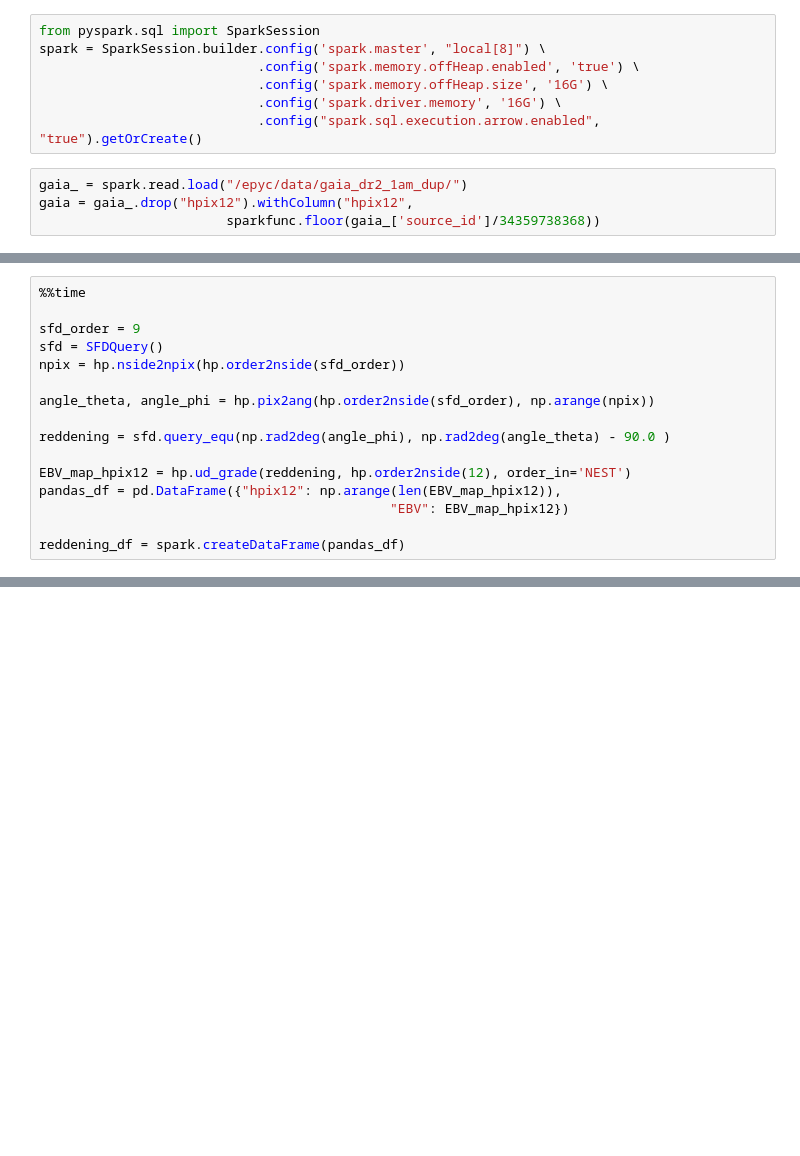
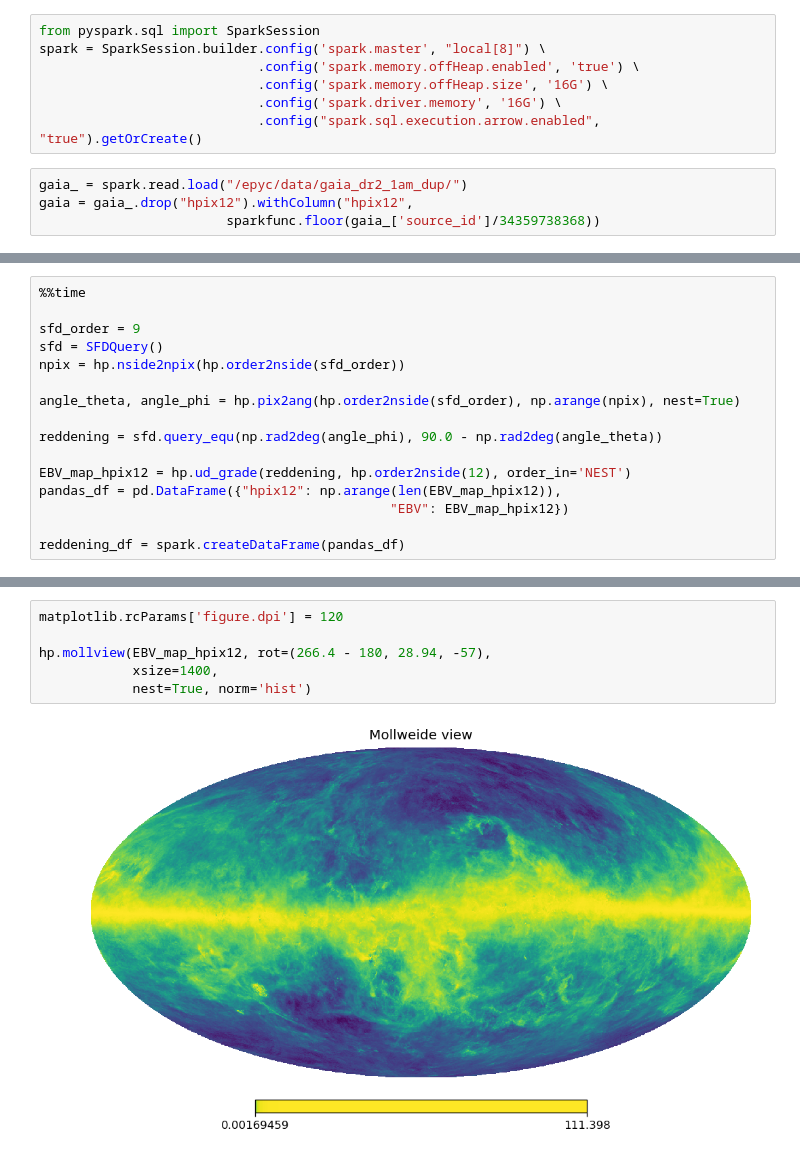
Before and after one commit to ctslater/gaia_experiments, a Jupyter notebook: dereddening_gaia.ipynb, the cells around one changed output, grey strips where cells are left out. Saved outputs shown, nothing was run; the diff lists cells and outputs as text; blank space fills up the shorter version.

```diff
--- a/dereddening_gaia.ipynb
+++ b/dereddening_gaia.ipynb
@@ -34,9 +31,9 @@ sfd_order = 9
 sfd = SFDQuery()
 npix = hp.nside2npix(hp.order2nside(sfd_order))
 
-angle_theta, angle_phi = hp.pix2ang(hp.order2nside(sfd_order), np.arange(npix))
+angle_theta, angle_phi = hp.pix2ang(hp.order2nside(sfd_order), np.arange(npix), nest=True)
 
-reddening = sfd.query_equ(np.rad2deg(angle_phi), np.rad2deg(angle_theta) - 90.0 )
+reddening = sfd.query_equ(np.rad2deg(angle_phi), 90.0 - np.rad2deg(angle_theta))
 
 EBV_map_hpix12 = hp.ud_grade(reddening, hp.order2nside(12), order_in='NEST')
 pandas_df = pd.DataFrame({"hpix12": np.arange(len(EBV_map_hpix12)),
@@ -46,3 +46,11 @@ reddening_df = spark.createDataFrame(pandas_df)
+# %%
+matplotlib.rcParams['figure.dpi'] = 120
+
+hp.mollview(EBV_map_hpix12, rot=(266.4 - 180, 28.94, -57),
+            xsize=1400,
+            nest=True, norm='hist')
+# %% [output]
+[figure, added]
 # %%
 %%time
 gaia_w_EBV = gaia.join(reddening_df, on="hpix12")
```
Also changed, not shown: parts of 8 cells of this notebook.
